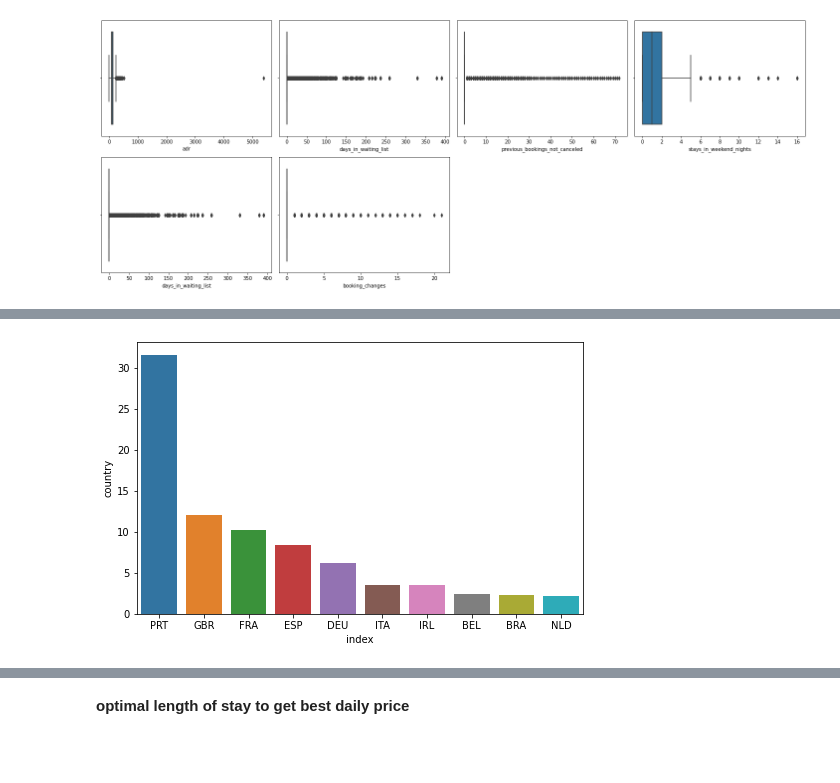
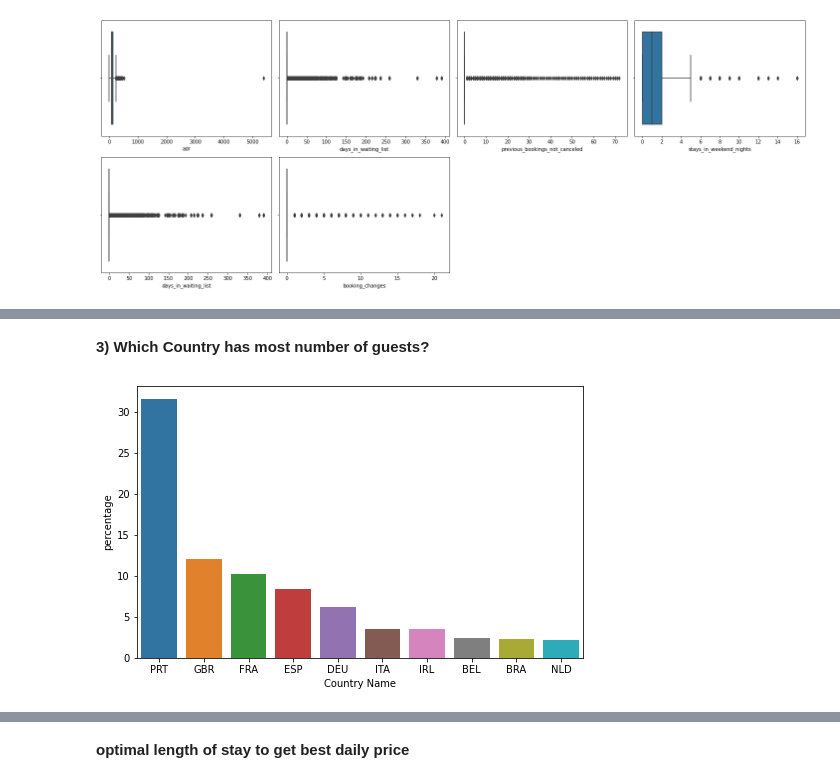
Before and after one commit to kavyasree761/hotel-booking-analysis, a Jupyter notebook: Copy_of_Hotel_Booking_Analysis_Capstone_Project.ipynb, the cells around one changed output, grey strips where cells are left out. Cells and saved outputs as stored; diff of their text form; code cells hidden in the pictures; blank space fills up the shorter version.

```diff
--- a/Copy_of_Hotel_Booking_Analysis_Capstone_Project.ipynb
+++ b/Copy_of_Hotel_Booking_Analysis_Capstone_Project.ipynb
@@ -273,8 +266,11 @@ d2
+# %% [markdown]
+**3) Which Country has most number of guests?**
 # %%
+k3=(data['country'].value_counts(normalize=True)*100).reset_index().rename(columns={'index':'Country Name','country':'percentage'})
 plt.figure(figsize=(8,5))
-d2=d2[:10]
+k3=k3[:10]
 #plotting barplot
-sns.barplot(y=d2['country'],x=d2['index'])
+sns.barplot(y=k3['percentage'],x=k3['Country Name'])
 plt.show()
 # %% [output]
-[figure, old version]
+[figure, new version]
```
Also changed, not shown: parts of 23 cells of this notebook.
